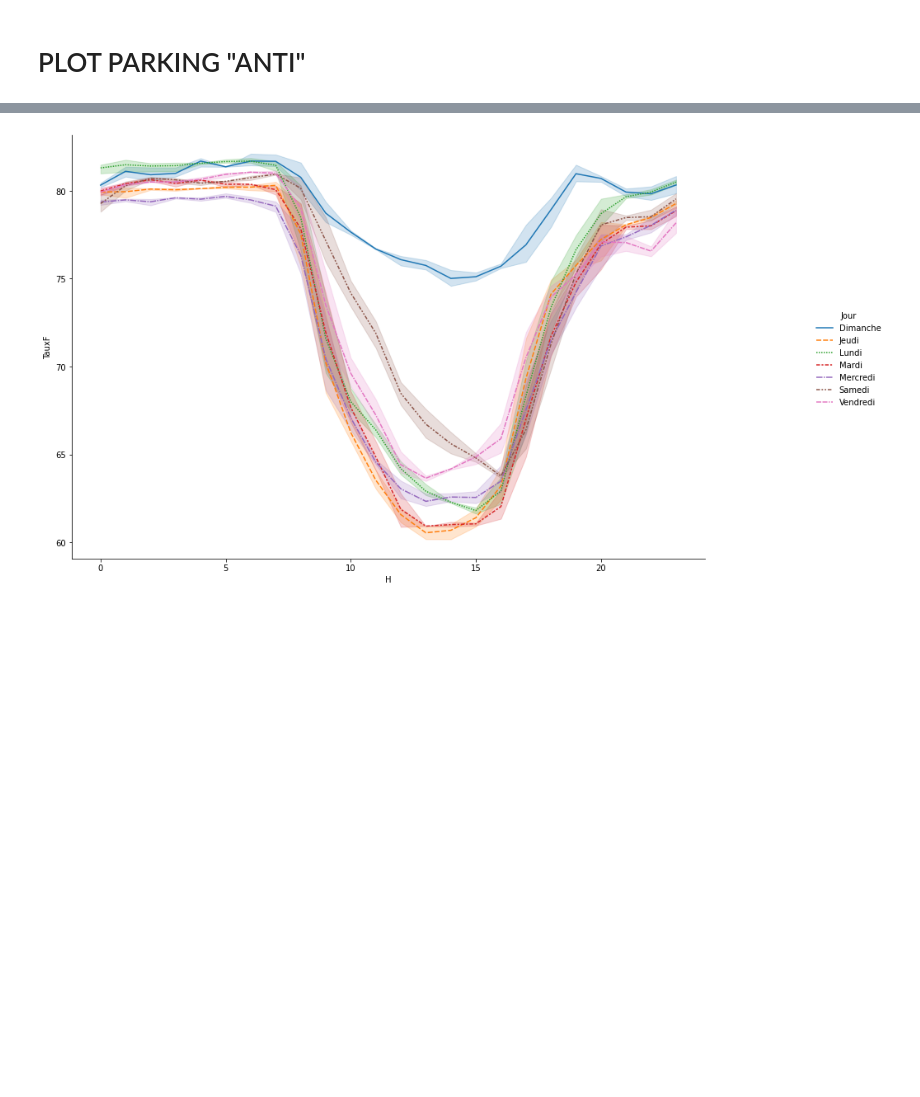
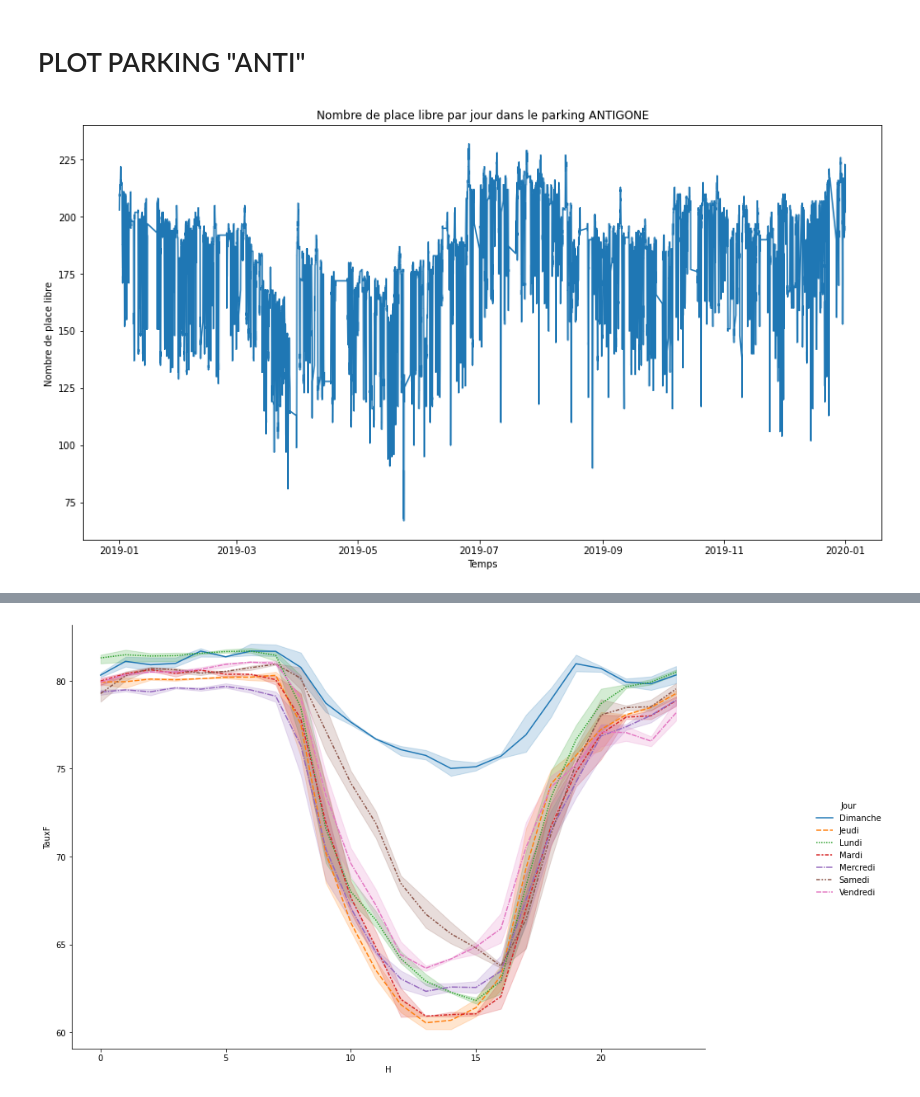
Before and after one commit to Alphatrio/Marathon_web, a Jupyter notebook: Code/Analyse préli.ipynb, the cells around one changed output, grey strips where cells are left out. Cells and saved outputs as stored; diff of their text form; code cells hidden in the pictures; blank space fills up the shorter version.

```diff
--- a/Code/Analyse préli.ipynb
+++ b/Code/Analyse préli.ipynb
@@ -107,6 +109,17 @@ for station in Stations :
 d = Tableau.sort_index(axis = 0, ascending = True)
 # %% [markdown]
 # PLOT PARKING "ANTI"
+# %%
+plt.figure(1, figsize=(15, 8))
+
+station = "ANTI"
+plt.plot( sorted(data[data['Park Name'] == station ].index),data[data['Park Name'] == station ].Free.values, label = station )
+plt.title("Nombre de place libre par jour dans le parking ANTIGONE")
+plt.xlabel("Temps")
+plt.ylabel("Nombre de place libre ")
+plt.savefig(" NbFreeANTI", dpi=700)
+# %% [output]
+[figure, added]
 # %%
 #la moyenne des occuppations par jour
 #data["Heure"] = pd.DatetimeIndex(data.index).time
```
Also changed, not shown: parts of 4 cells of this notebook, 1 other file.
